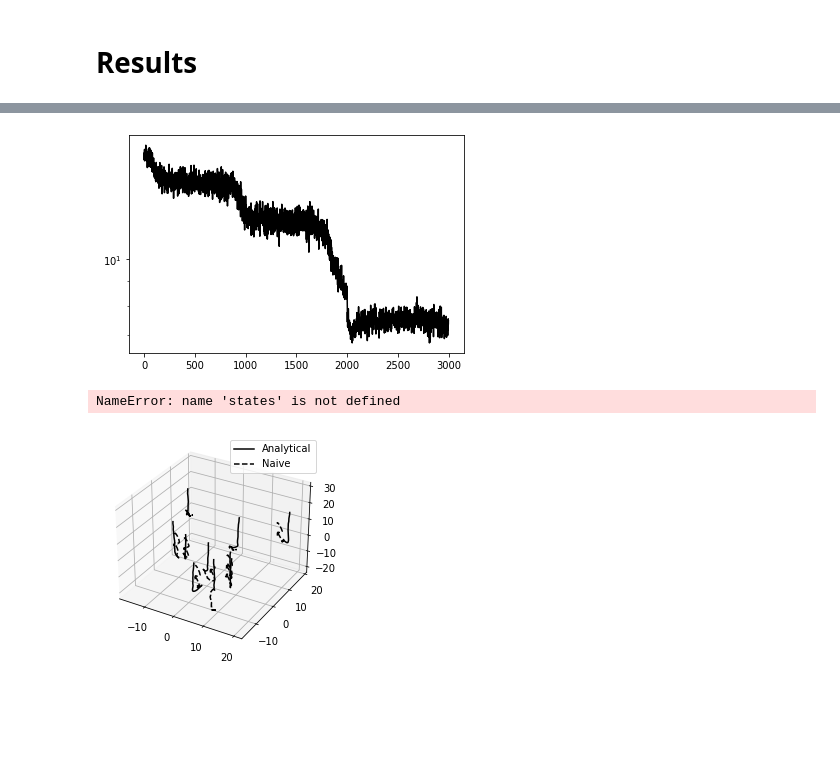
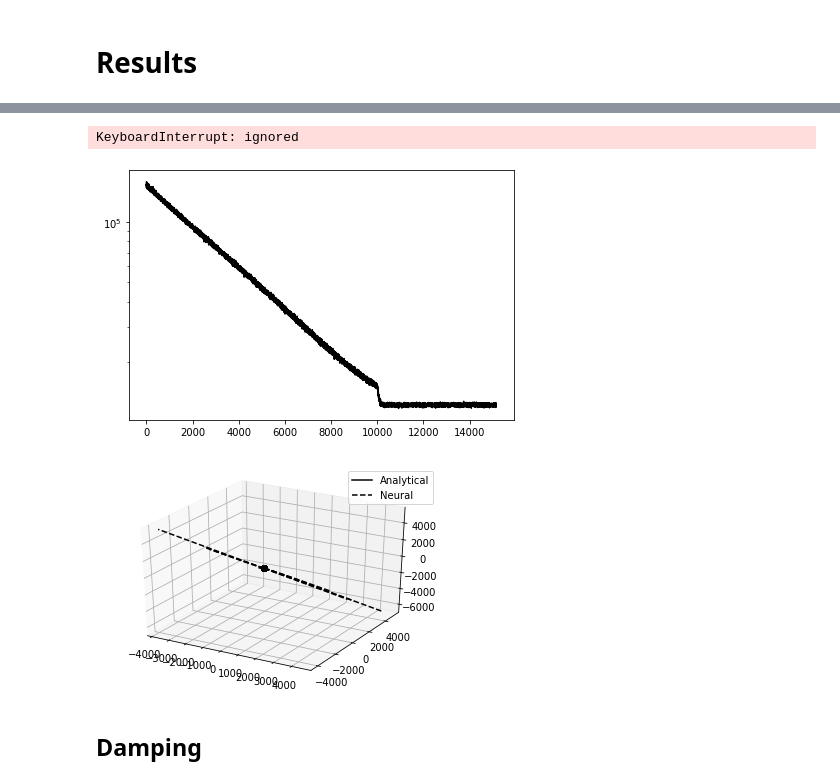
Before and after one commit to cisprague/bts-2021, a Jupyter notebook: bts-2021.ipynb, the cells around one changed output, grey strips where cells are left out. Saved outputs shown, nothing was run; the diff lists cells and outputs as text; code cells hidden in the pictures; blank space fills up the shorter version.

```diff
--- a/bts-2021.ipynb
+++ b/bts-2021.ipynb
@@ -320,0 +419,5 @@ Other things:
+# %%
+def F_linear(state, control):
+  Ax = hk.Linear(dim_state, with_bias=False)(state)
+  Bu = hk.Linear(dim_state, with_bias=False)(control)
+  return Ax + Bu
@@ -439,22 +658,0 @@ trajectories = jit(
-# %%
-def plot(trajs_list, markers, labels):
-
-    # setup
-    fig = plt.figure()
-    ax = fig.add_subplot(111, projection='3d')
-
-    # plot
-    for trajs, marker, label in zip(trajs_list, markers, labels):
-        for i, traj in enumerate(trajs):
-            label = None if i else label
-            ax.plot(
-                traj[:,0],
-                traj[:,1],
-                traj[:,2],
-                marker,
-                label=label
-            )
-
-    # format
-    plt.legend()
-    plt.show()
@@ -628,2 +718,6 @@ trainer = Trainer_Naive(1000)
+# %%
+trainer_linear = Trainer(5000, F_linear, 'linear')
 # %%
-trainer.train(10000, 1e-2, optax.adam)
+trainer_linear.train(5000, 1e-1, optax.adam)
+# %% [output]
+KeyboardInterrupt: ignored
@@ -632,30 +724,12 @@ np.save('nn.npy', trainer.params)
-# %%
-fig, ax = plt.subplots(1)
-ax.plot(trainer.losses, 'k-')
-ax.set_yscale('log')
-plt.show()
-# %% [output]
-[figure, removed]
-# %%
-trajs_list = [
-    trajectories(
-        states,
-        # lambda x, t: f_analytical(x, policy.apply(params_policy, x)),
-        lambda x, t: f_analytical(x, np.ones((dim_control,))),
-        10.0,
-        0.01
-    ),
-    trajectories(
-        states,
-        # lambda x, t: trainer.f_nn.apply(trainer.params, x, policy.apply(params_policy, x)),
-        lambda x, t: trainer.f_nn.apply(trainer.params, x, np.ones((dim_control,))),
-        10.0,
-        0.01
-    )
-]
-# %% [output]
-NameError: name 'states' is not defined
-# %%
-plot(trajs_list, ['k-', 'k--'], ['Analytical', 'Naive'])
-# %% [output]
-[figure, removed]
+# %%
+trainer_linear.plot()
+trajs_list = [
+  trajectories_constant(states_test, controls_test, f_analytical, 10, 0.1),
+  trajectories_constant(states_test, controls_test, lambda x, u: trainer_linear.f.apply(trainer_linear.params, x, u), 10, 0.1)
+]
+plot(trajs_list, ['k-', 'k--'], ['Analytical', 'Neural'])
+# %% [output]
+[figure, added]
+[figure, added]
+# %% [markdown]
+## Damping
```
Also changed, not shown: parts of 45 cells of this notebook.
